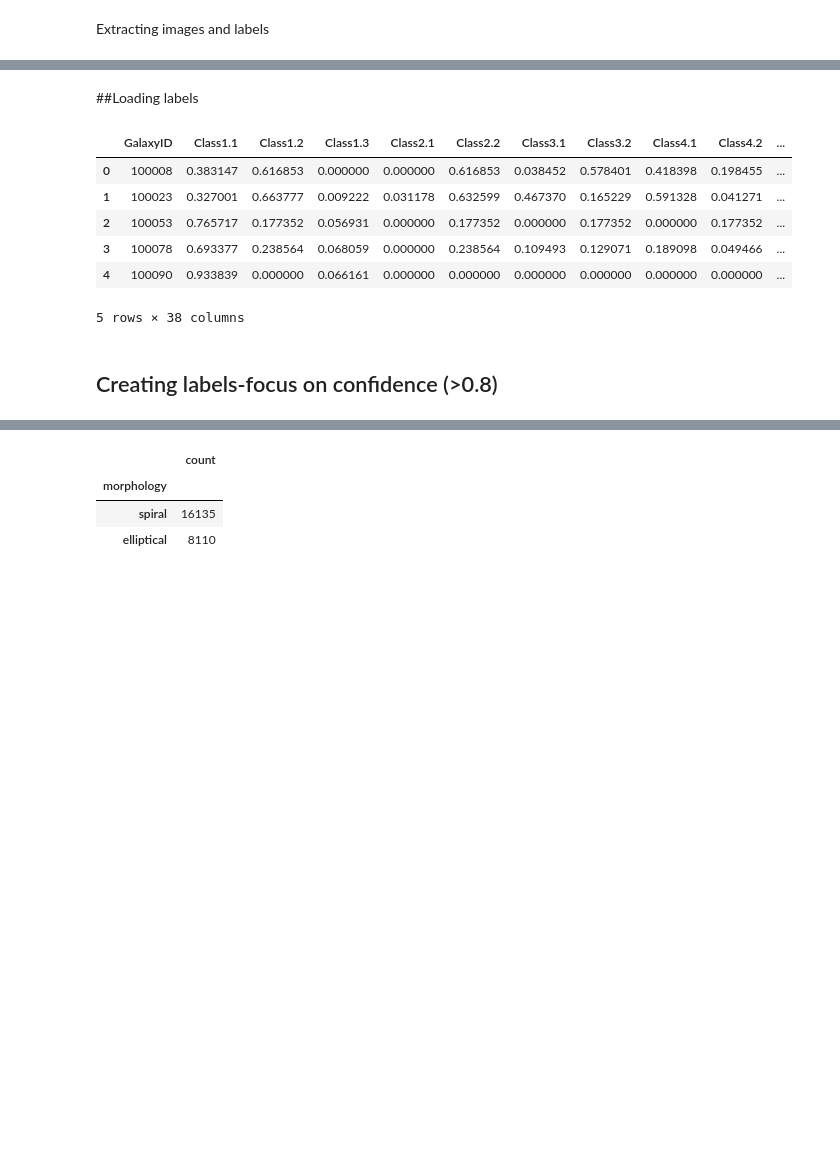
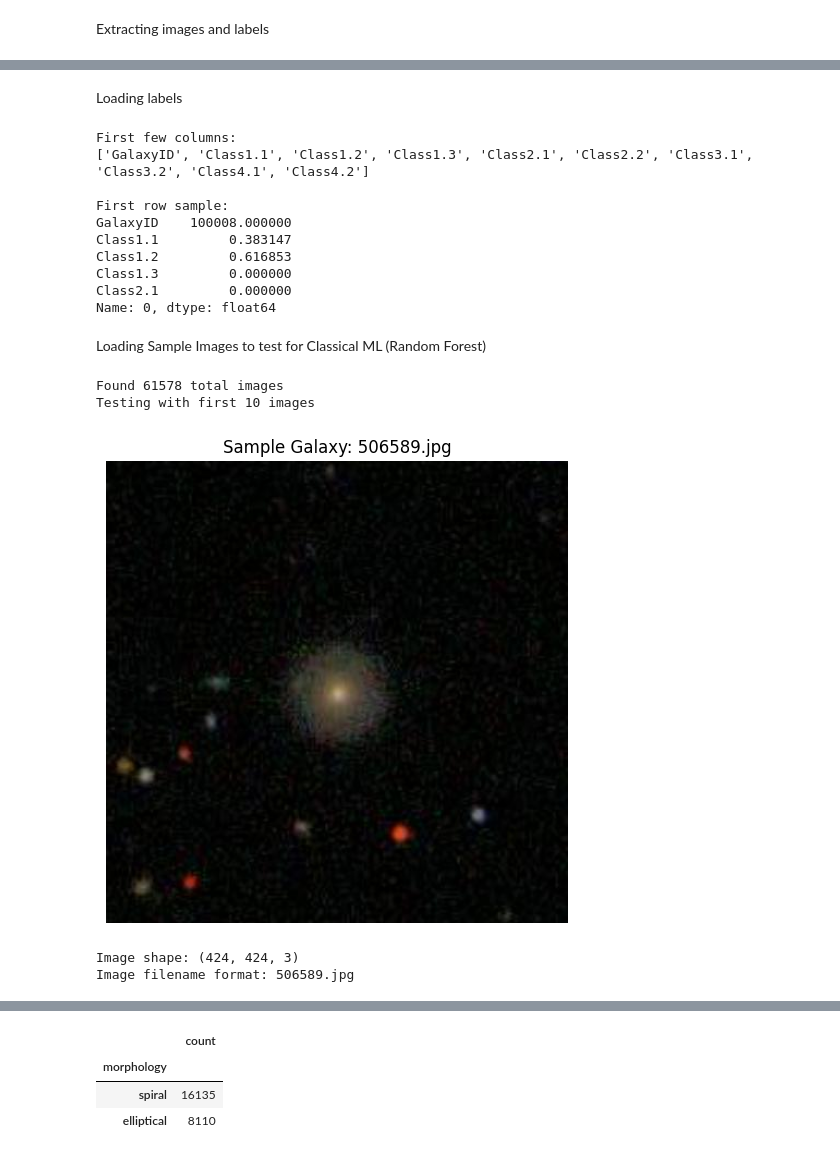
Before and after one commit to TiffanyDegbotse/Star_Struck, a Jupyter notebook: Space.ipynb, the cells around one changed output, grey strips where cells are left out. Cells and saved outputs as stored; diff of their text form; code cells hidden in the pictures; blank space fills up the shorter version.

```diff
--- a/Space.ipynb
+++ b/Space.ipynb
@@ -76,17 +74,56 @@ print(os.listdir(DATA_DIR))
-# %% [markdown]
-##Loading labels
+# %% [markdown]
+Loading labels
 # %%
 import pandas as pd
 
 labels = pd.read_csv("/content/galaxy_zoo/training_solutions_rev1.csv")
 labels.head()
+print("\nFirst few columns:")
+print(labels.columns[:10].tolist())
+print("\nFirst row sample:")
+print(labels.iloc[0, :5])
 # %% [output]
-|  | GalaxyID | Class1.1 | Class1.2 | Class1.3 | Class2.1 | Class2.2 | Class3.1 | Class3.2 | Class4.1 | Class4.2 | ... |
-| 0 | 100008 | 0.383147 | 0.616853 | 0.000000 | 0.000000 | 0.616853 | 0.038452 | 0.578401 | 0.418398 | 0.198455 | ... |
-| 1 | 100023 | 0.327001 | 0.663777 | 0.009222 | 0.031178 | 0.632599 | 0.467370 | 0.165229 | 0.591328 | 0.041271 | ... |
-| 2 | 100053 | 0.765717 | 0.177352 | 0.056931 | 0.000000 | 0.177352 | 0.000000 | 0.177352 | 0.000000 | 0.177352 | ... |
-| 3 | 100078 | 0.693377 | 0.238564 | 0.068059 | 0.000000 | 0.238564 | 0.109493 | 0.129071 | 0.189098 | 0.049466 | ... |
-| 4 | 100090 | 0.933839 | 0.000000 | 0.066161 | 0.000000 | 0.000000 | 0.000000 | 0.000000 | 0.000000 | 0.000000 | ... |
-5 rows × 38 columns
+First few columns:
+['GalaxyID', 'Class1.1', 'Class1.2', 'Class1.3', 'Class2.1', 'Class2.2', 'Class3.1', 'Class3.2', 'Class4.1', 'Class4.2']
+
+First row sample:
+GalaxyID    100008.000000
+Class1.1         0.383147
+Class1.2         0.616853
+Class1.3         0.000000
+Class2.1         0.000000
+Name: 0, dtype: float64
-# %% [markdown]
-## Creating labels-focus on confidence (>0.8)
+# %% [markdown]
+Loading Sample Images to test for Classical ML (Random Forest)
+# %%
+import os
+from PIL import Image
+import matplotlib.pyplot as plt
+import numpy as np
+
+# Check images directory
+img_dir = '/content/galaxy_zoo/images_training_rev1'
+
+# Get list of image files
+image_files = [f for f in os.listdir(img_dir) if f.endswith('.jpg')][:10]  # Start with 10 for testing
+print(f"Found {len(os.listdir(img_dir))} total images")
+print(f"Testing with first 10 images")
+
+# Load and display one sample image
+sample_img_path = os.path.join(img_dir, image_files[0])
+sample_img = Image.open(sample_img_path)
+
+plt.figure(figsize=(6, 6))
+plt.imshow(sample_img)
+plt.title(f"Sample Galaxy: {image_files[0]}")
+plt.axis('off')
+plt.show()
+
+print(f"\nImage shape: {np.array(sample_img).shape}")
+print(f"Image filename format: {image_files[0]}")
+# %% [output]
+Found 61578 total images
+Testing with first 10 images
+[figure, added]
+Image shape: (424, 424, 3)
+Image filename format: 506589.jpg
```
Also changed, not shown: parts of 21 cells of this notebook.
